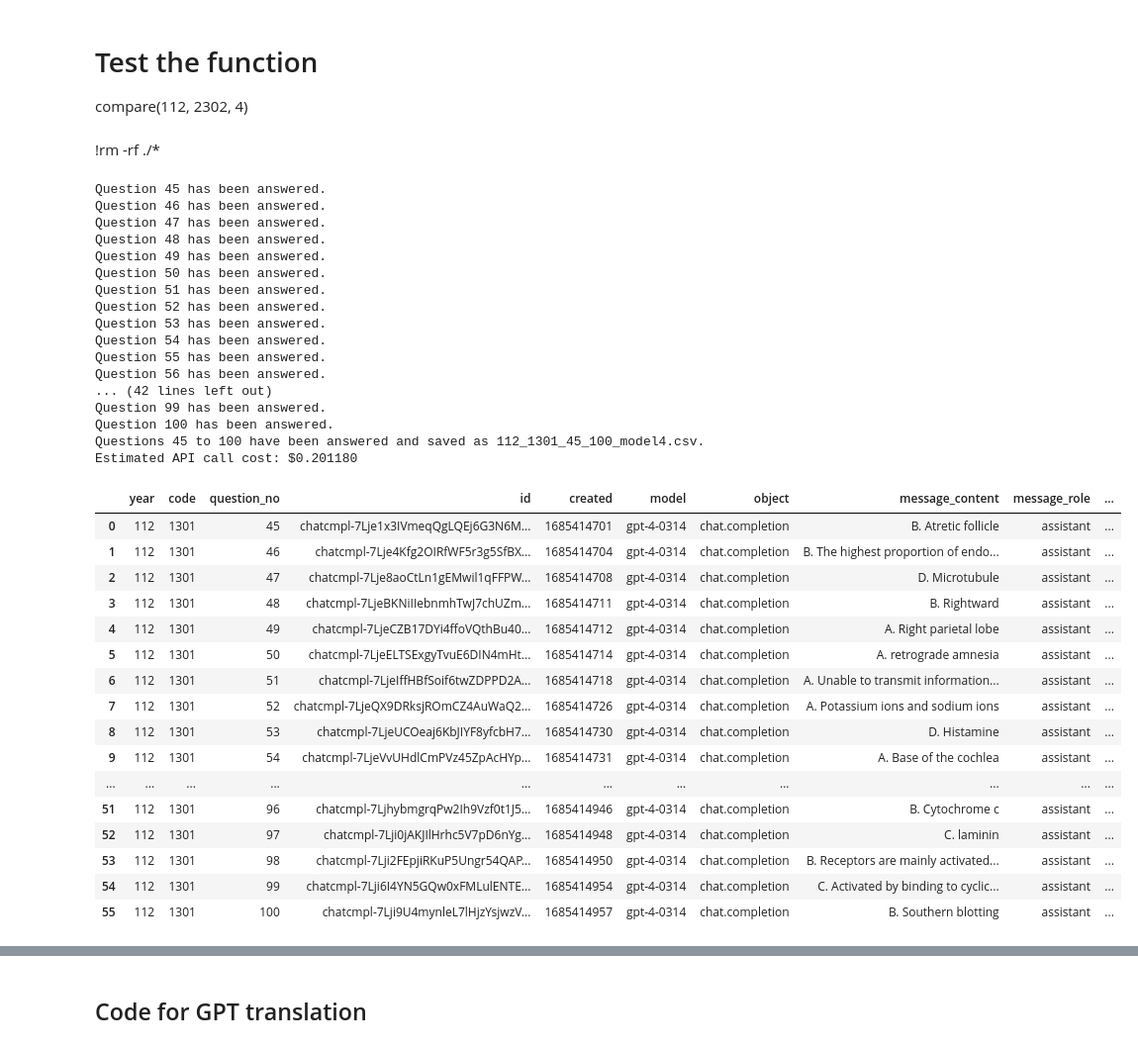
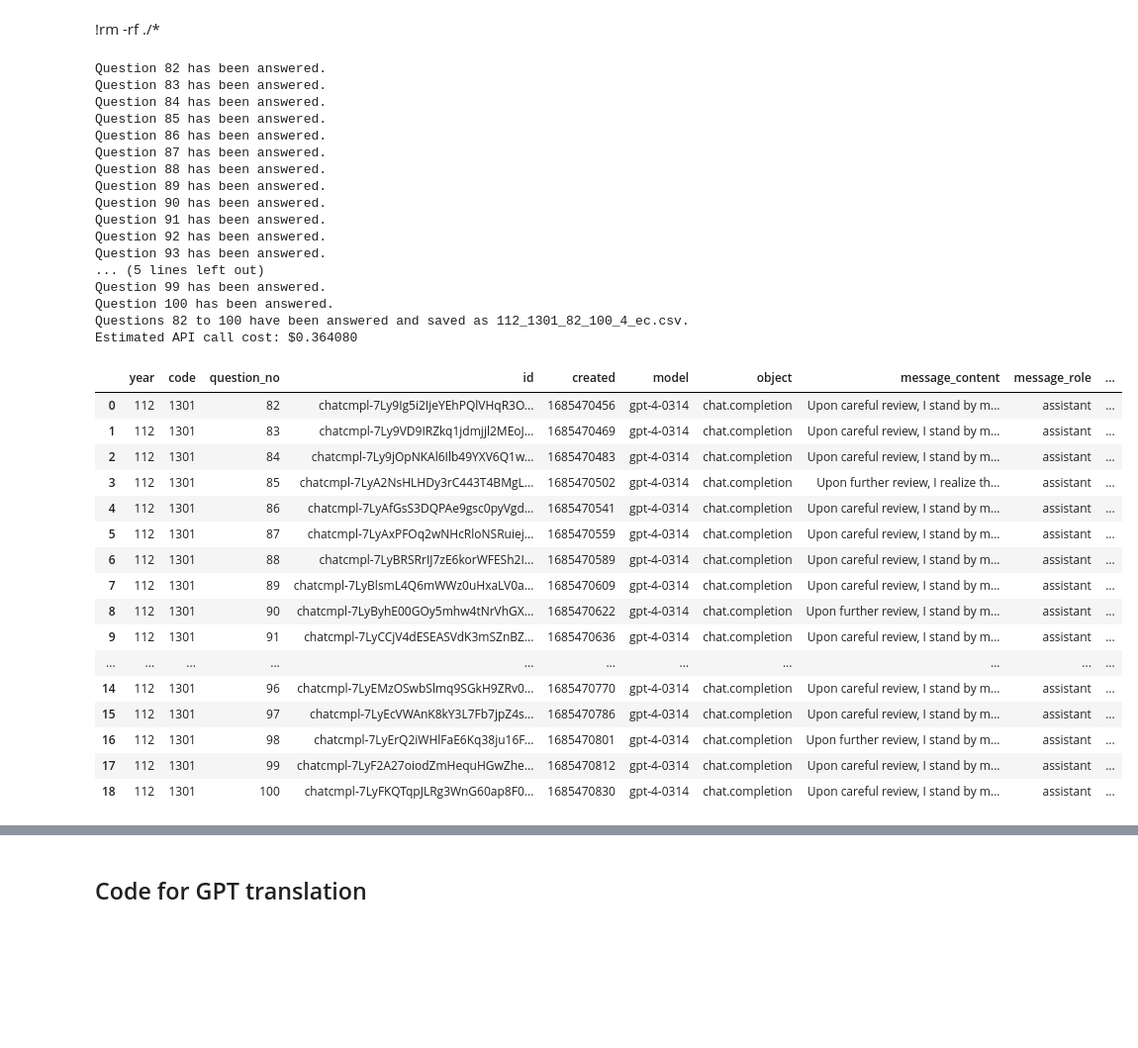
Before and after one commit to galencky/GPT-medical-lisencing-exam, a Jupyter notebook: gpt-medical-lisencing-exam.ipynb, the cells around one changed output, grey strips where cells are left out. Shown: that part at 99% size. Saved outputs shown, nothing was run; the diff lists cells and outputs as text; code cells hidden in the pictures; blank space fills up the shorter version.

```diff
--- a/gpt-medical-lisencing-exam.ipynb
+++ b/gpt-medical-lisencing-exam.ipynb
@@ -77,5 +32,2 @@ def compare(year, code, question):
-# %% [markdown]
-# Test the function
-compare(112, 2302, 4)
 # %% [markdown]
 !rm -rf ./*
@@ -173,37 +139,37 @@ def estimate_cost(df, model):
 # %%
-gpt_ans_loop(112, 1301, 45, 100, 4)
+gpt_ans_loop(112, 1301, 82, 100, 4)
 # %% [output]
-Question 45 has been answered.
-Question 46 has been answered.
-Question 47 has been answered.
-Question 48 has been answered.
-Question 49 has been answered.
-Question 50 has been answered.
-Question 51 has been answered.
-Question 52 has been answered.
-Question 53 has been answered.
-Question 54 has been answered.
-Question 55 has been answered.
-Question 56 has been answered.
-... (42 lines left out)
+Question 82 has been answered.
+Question 83 has been answered.
+Question 84 has been answered.
+Question 85 has been answered.
+Question 86 has been answered.
+Question 87 has been answered.
+Question 88 has been answered.
+Question 89 has been answered.
+Question 90 has been answered.
+Question 91 has been answered.
+Question 92 has been answered.
+Question 93 has been answered.
+... (5 lines left out)
 Question 99 has been answered.
 Question 100 has been answered.
-Questions 45 to 100 have been answered and saved as 112_1301_45_100_model4.csv.
-Estimated API call cost: $0.201180
+Questions 82 to 100 have been answered and saved as 112_1301_82_100_4_ec.csv.
+Estimated API call cost: $0.364080
 |  | year | code | question_no | id | created | model | object | message_content | message_role | ... |
-| 0 | 112 | 1301 | 45 | chatcmpl-7Lje1x3IVmeqQgLQEj6G3N6M... | 1685414701 | gpt-4-0314 | chat.completion | B. Atretic follicle | assistant | ... |
-| 1 | 112 | 1301 | 46 | chatcmpl-7Lje4Kfg2OIRfWF5r3g5SfBX... | 1685414704 | gpt-4-0314 | chat.completion | B. The highest proportion of endo... | assistant | ... |
-| 2 | 112 | 1301 | 47 | chatcmpl-7Lje8aoCtLn1gEMwil1qFFPW... | 1685414708 | gpt-4-0314 | chat.completion | D. Microtubule | assistant | ... |
-| 3 | 112 | 1301 | 48 | chatcmpl-7LjeBKNiIIebnmhTwJ7chUZm... | 1685414711 | gpt-4-0314 | chat.completion | B. Rightward | assistant | ... |
-| 4 | 112 | 1301 | 49 | chatcmpl-7LjeCZB17DYi4ffoVQthBu40... | 1685414712 | gpt-4-0314 | chat.completion | A. Right parietal lobe | assistant | ... |
-| 5 | 112 | 1301 | 50 | chatcmpl-7LjeELTSExgyTvuE6DIN4mHt... | 1685414714 | gpt-4-0314 | chat.completion | A. retrograde amnesia | assistant | ... |
-| 6 | 112 | 1301 | 51 | chatcmpl-7LjeIffHBfSoif6twZDPPD2A... | 1685414718 | gpt-4-0314 | chat.completion | A. Unable to transmit information... | assistant | ... |
-| 7 | 112 | 1301 | 52 | chatcmpl-7LjeQX9DRksjROmCZ4AuWaQ2... | 1685414726 | gpt-4-0314 | chat.completion | A. Potassium ions and sodium ions | assistant | ... |
-| 8 | 112 | 1301 | 53 | chatcmpl-7LjeUCOeaj6KbJIYF8yfcbH7... | 1685414730 | gpt-4-0314 | chat.completion | D. Histamine | assistant | ... |
-| 9 | 112 | 1301 | 54 | chatcmpl-7LjeVvUHdlCmPVz45ZpAcHYp... | 1685414731 | gpt-4-0314 | chat.completion | A. Base of the cochlea | assistant | ... |
+| 0 | 112 | 1301 | 82 | chatcmpl-7Ly9Ig5i2IjeYEhPQlVHqR3O... | 1685470456 | gpt-4-0314 | chat.completion | Upon careful review, I stand by m... | assistant | ... |
+| 1 | 112 | 1301 | 83 | chatcmpl-7Ly9VD9IRZkq1jdmjjl2MEoJ... | 1685470469 | gpt-4-0314 | chat.completion | Upon careful review, I stand by m... | assistant | ... |
+| 2 | 112 | 1301 | 84 | chatcmpl-7Ly9jOpNKAl6Ilb49YXV6Q1w... | 1685470483 | gpt-4-0314 | chat.completion | Upon careful review, I stand by m... | assistant | ... |
+| 3 | 112 | 1301 | 85 | chatcmpl-7LyA2NsHLHDy3rC443T4BMgL... | 1685470502 | gpt-4-0314 | chat.completion | Upon further review, I realize th... | assistant | ... |
+| 4 | 112 | 1301 | 86 | chatcmpl-7LyAfGsS3DQPAe9gsc0pyVgd... | 1685470541 | gpt-4-0314 | chat.completion | Upon careful review, I stand by m... | assistant | ... |
+| 5 | 112 | 1301 | 87 | chatcmpl-7LyAxPFOq2wNHcRloNSRuiej... | 1685470559 | gpt-4-0314 | chat.completion | Upon careful review, I stand by m... | assistant | ... |
+| 6 | 112 | 1301 | 88 | chatcmpl-7LyBRSRrIJ7zE6korWFESh2I... | 1685470589 | gpt-4-0314 | chat.completion | Upon careful review, I stand by m... | assistant | ... |
+| 7 | 112 | 1301 | 89 | chatcmpl-7LyBlsmL4Q6mWWz0uHxaLV0a... | 1685470609 | gpt-4-0314 | chat.completion | Upon careful review, I stand by m... | assistant | ... |
+| 8 | 112 | 1301 | 90 | chatcmpl-7LyByhE00GOy5mhw4tNrVhGX... | 1685470622 | gpt-4-0314 | chat.completion | Upon further review, I stand by m... | assistant | ... |
+| 9 | 112 | 1301 | 91 | chatcmpl-7LyCCjV4dESEASVdK3mSZnBZ... | 1685470636 | gpt-4-0314 | chat.completion | Upon careful review, I stand by m... | assistant | ... |
 | ... | ... | ... | ... | ... | ... | ... | ... | ... | ... | ... |
-| 51 | 112 | 1301 | 96 | chatcmpl-7LjhybmgrqPw2Ih9Vzf0t1J5... | 1685414946 | gpt-4-0314 | chat.completion | B. Cytochrome c | assistant | ... |
-| 52 | 112 | 1301 | 97 | chatcmpl-7Lji0jAKJIlHrhc5V7pD6nYg... | 1685414948 | gpt-4-0314 | chat.completion | C. laminin | assistant | ... |
-| 53 | 112 | 1301 | 98 | chatcmpl-7Lji2FEpjiRKuP5Ungr54QAP... | 1685414950 | gpt-4-0314 | chat.completion | B. Receptors are mainly activated... | assistant | ... |
-| 54 | 112 | 1301 | 99 | chatcmpl-7Lji6I4YN5GQw0xFMLulENTE... | 1685414954 | gpt-4-0314 | chat.completion | C. Activated by binding to cyclic... | assistant | ... |
-| 55 | 112 | 1301 | 100 | chatcmpl-7Lji9U4mynleL7lHjzYsjwzV... | 1685414957 | gpt-4-0314 | chat.completion | B. Southern blotting | assistant | ... |
+| 14 | 112 | 1301 | 96 | chatcmpl-7LyEMzOSwbSlmq9SGkH9ZRv0... | 1685470770 | gpt-4-0314 | chat.completion | Upon careful review, I stand by m... | assistant | ... |
+| 15 | 112 | 1301 | 97 | chatcmpl-7LyEcVWAnK8kY3L7Fb7jpZ4s... | 1685470786 | gpt-4-0314 | chat.completion | Upon careful review, I stand by m... | assistant | ... |
+| 16 | 112 | 1301 | 98 | chatcmpl-7LyErQ2iWHlFaE6Kq38ju16F... | 1685470801 | gpt-4-0314 | chat.completion | Upon further review, I stand by m... | assistant | ... |
+| 17 | 112 | 1301 | 99 | chatcmpl-7LyF2A27oiodZmHequHGwZhe... | 1685470812 | gpt-4-0314 | chat.completion | Upon careful review, I stand by m... | assistant | ... |
+| 18 | 112 | 1301 | 100 | chatcmpl-7LyFKQTqpJLRg3WnG60ap8F0... | 1685470830 | gpt-4-0314 | chat.completion | Upon careful review, I stand by m... | assistant | ... |
```
Also changed, not shown: parts of 11 cells of this notebook.
